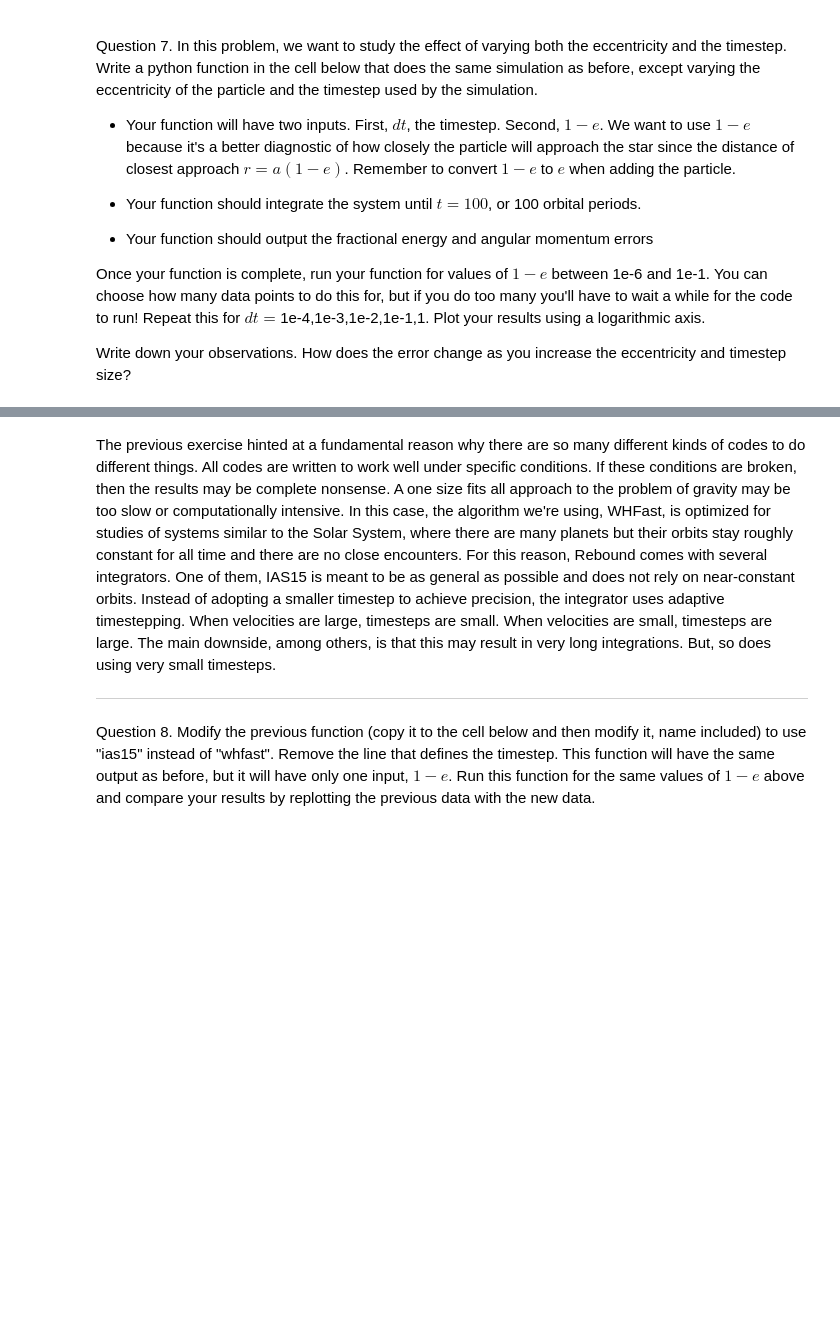
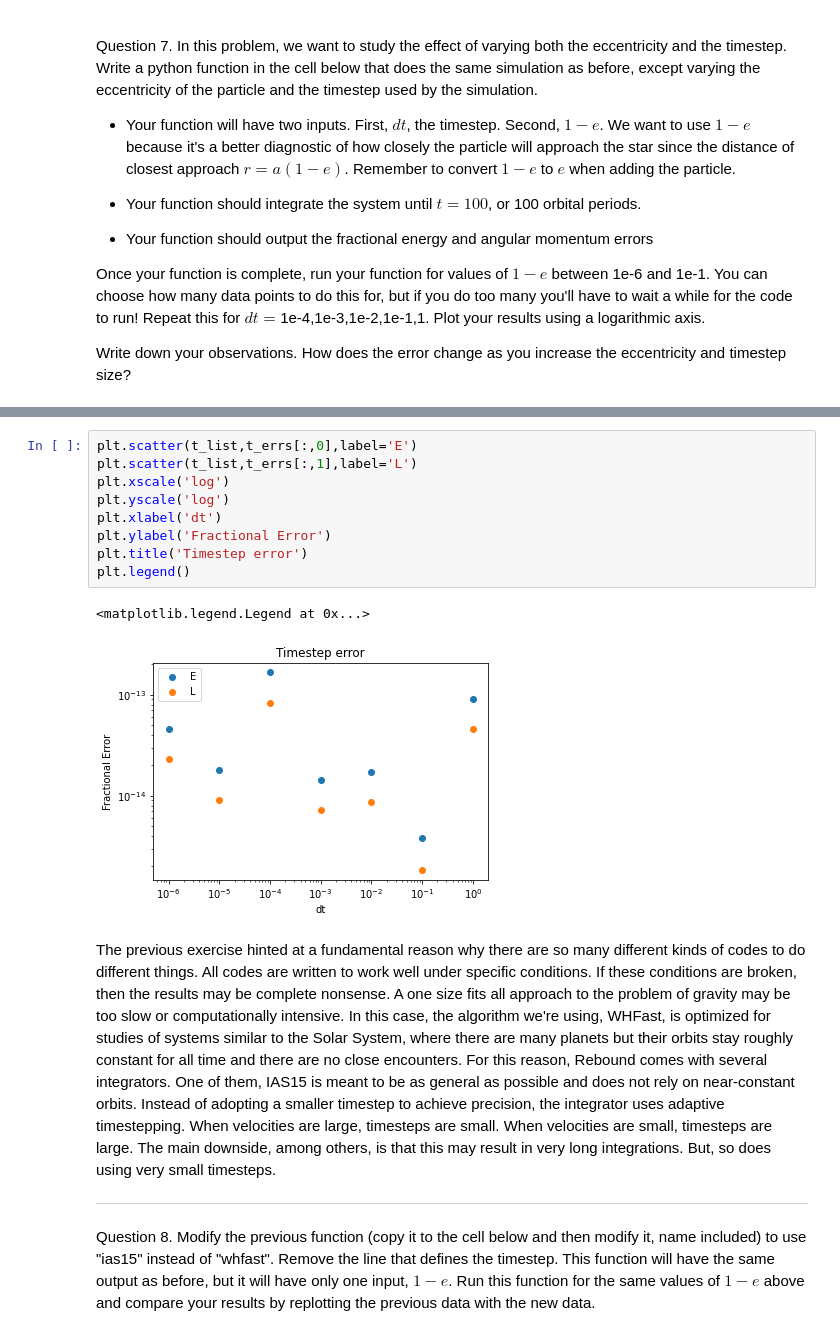
Before and after one commit to CIERA-Northwestern/REACHpy, a Jupyter notebook: Projects/SimulatingPlanetarySystems/SimulatingPlanetarySystems.ipynb, the cells around one changed output, grey strips where cells are left out. Cells and saved outputs as stored; diff of their text form; blank space fills up the shorter version.

```diff
--- a/Projects/SimulatingPlanetarySystems/SimulatingPlanetarySystems.ipynb
+++ b/Projects/SimulatingPlanetarySystems/SimulatingPlanetarySystems.ipynb
@@ -218,3 +338,15 @@ def myfunc():
+# %%
+plt.scatter(t_list,t_errs[:,0],label='E')
+plt.scatter(t_list,t_errs[:,1],label='L')
+plt.xscale('log')
+plt.yscale('log')
+plt.xlabel('dt')
+plt.ylabel('Fractional Error')
+plt.title('Timestep error')
+plt.legend()
+# %% [output]
+<matplotlib.legend.Legend at 0x...>
+[figure, added]
 # %% [markdown]
 The previous exercise hinted at a fundamental reason why there are so many different kinds of codes to do different things. All codes are written to work well under specific conditions. If these conditions are broken, then the results may be complete nonsense. A one size fits all approach to the problem of gravity may be too slow or computationally intensive. In this case, the algorithm we're using, WHFast, is optimized for studies of systems similar to the Solar System, where there are many planets but their orbits stay roughly constant for all time and there are no close encounters. For this reason, Rebound comes with several integrators. One of them, IAS15 is meant to be as general as possible and does not rely on near-constant orbits. Instead of adopting a smaller timestep to achieve precision, the integrator uses adaptive timestepping. When velocities are large, timesteps are small. When velocities are small, timesteps are large. The main downside, among others, is that this may result in very long integrations. But, so does using very small timesteps.
 
```
Also changed, not shown: parts of 50 cells of this notebook.
